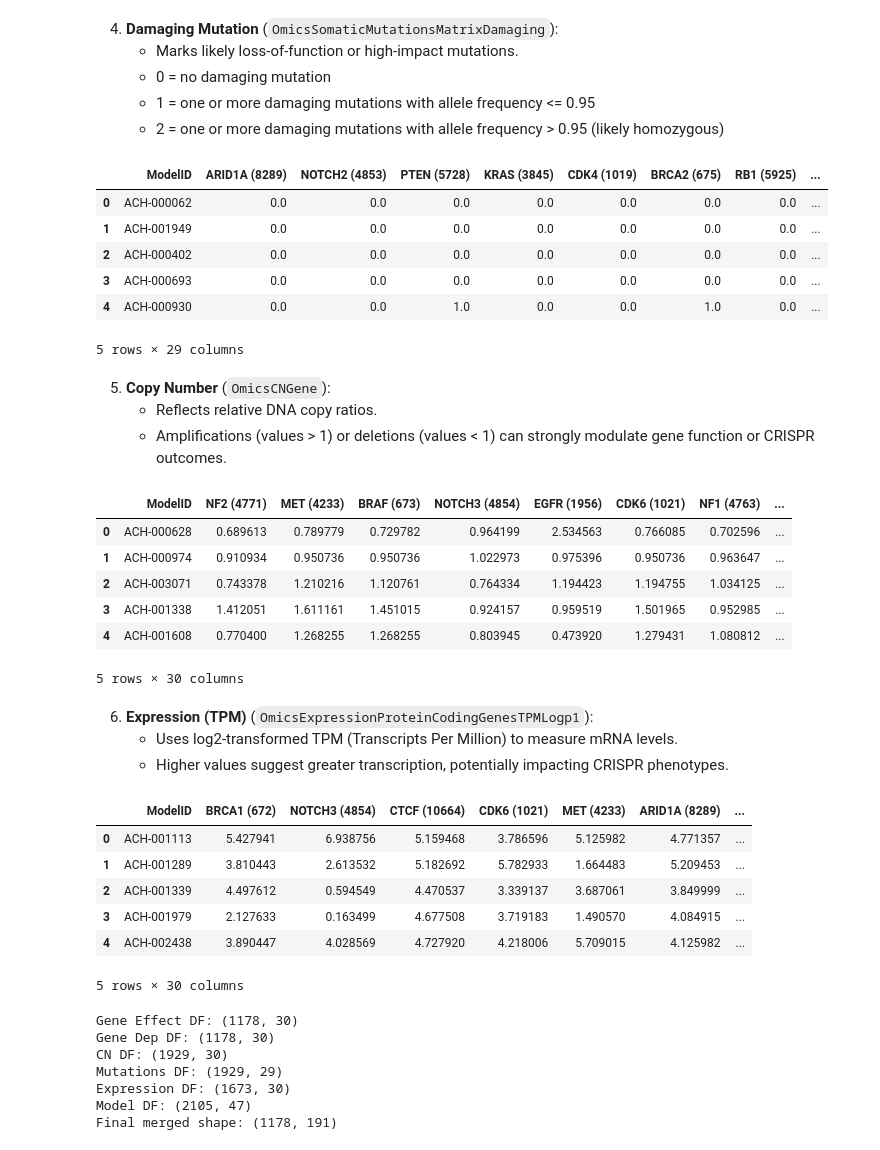
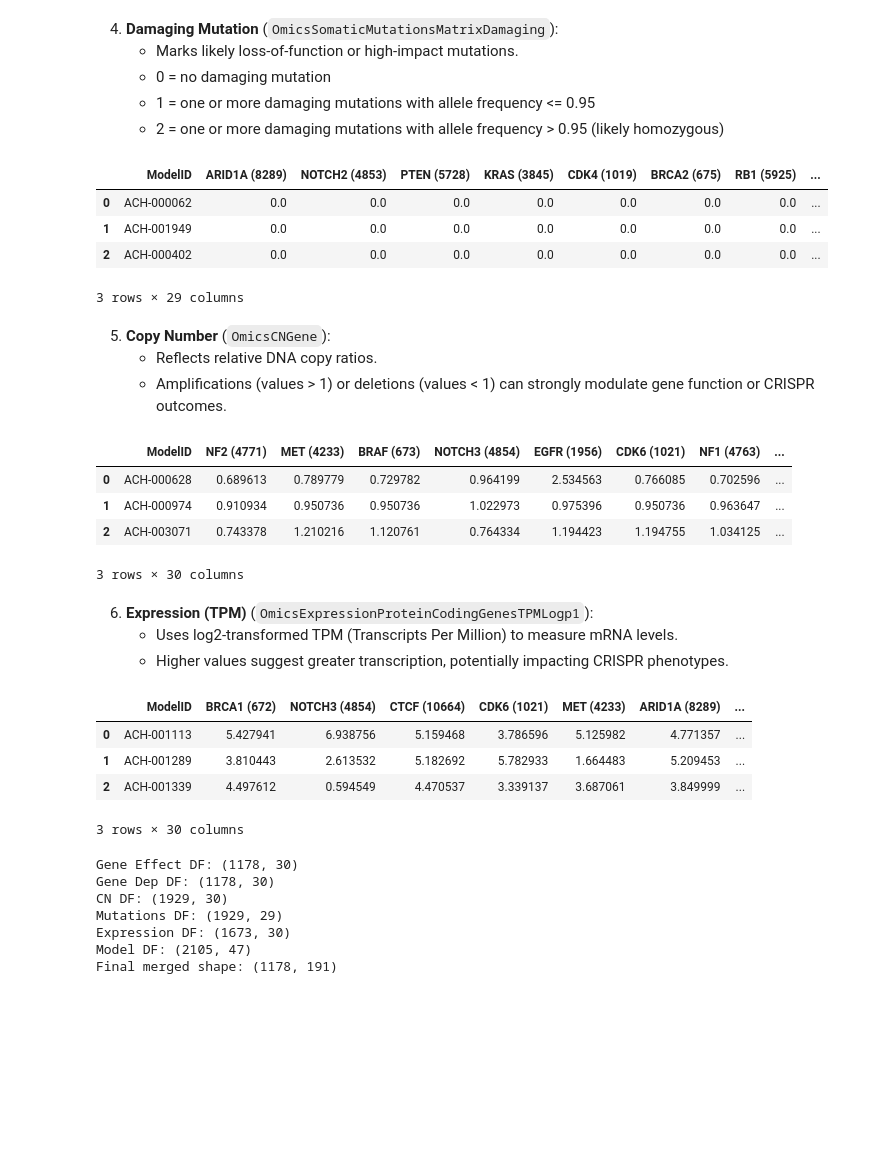
Before and after one commit to ChestnutKurisu/MED263_Final_Project_WI25, a Jupyter notebook: CRISPR-Knockout-Framework.ipynb, the cells around one changed output. Drawn from its saved outputs; the diff is of its cells as text; code cells hidden in the pictures; blank space fills up the shorter version.

```diff
--- a/CRISPR-Knockout-Framework.ipynb
+++ b/CRISPR-Knockout-Framework.ipynb
@@ -131,15 +125,13 @@ gene_dep_df.head()
 # %%
 mut_file = os.path.join(DATA_DIR, "OmicsSomaticMutationsMatrixDamaging.csv")
 mut_df = pd.read_csv(mut_file)
-mut_df.head()
+mut_df.head(3)
 # %% [output]
 |  | ModelID | ARID1A (8289) | NOTCH2 (4853) | PTEN (5728) | KRAS (3845) | CDK4 (1019) | BRCA2 (675) | RB1 (5925) | ... |
 | 0 | ACH-000062 | 0.0 | 0.0 | 0.0 | 0.0 | 0.0 | 0.0 | 0.0 | ... |
 | 1 | ACH-001949 | 0.0 | 0.0 | 0.0 | 0.0 | 0.0 | 0.0 | 0.0 | ... |
 | 2 | ACH-000402 | 0.0 | 0.0 | 0.0 | 0.0 | 0.0 | 0.0 | 0.0 | ... |
-| 3 | ACH-000693 | 0.0 | 0.0 | 0.0 | 0.0 | 0.0 | 0.0 | 0.0 | ... |
-| 4 | ACH-000930 | 0.0 | 0.0 | 1.0 | 0.0 | 0.0 | 1.0 | 0.0 | ... |
-5 rows × 29 columns
+3 rows × 29 columns
 # %% [markdown]
 5. **Copy Number** (`OmicsCNGene`):
    - Reflects relative DNA copy ratios.
@@ -147,15 +139,13 @@ mut_df.head()
 # %%
 cn_file = os.path.join(DATA_DIR, "OmicsCNGene.csv")
 cn_df = pd.read_csv(cn_file)
-cn_df.head()
+cn_df.head(3)
 # %% [output]
 |  | ModelID | NF2 (4771) | MET (4233) | BRAF (673) | NOTCH3 (4854) | EGFR (1956) | CDK6 (1021) | NF1 (4763) | ... |
 | 0 | ACH-000628 | 0.689613 | 0.789779 | 0.729782 | 0.964199 | 2.534563 | 0.766085 | 0.702596 | ... |
 | 1 | ACH-000974 | 0.910934 | 0.950736 | 0.950736 | 1.022973 | 0.975396 | 0.950736 | 0.963647 | ... |
 | 2 | ACH-003071 | 0.743378 | 1.210216 | 1.120761 | 0.764334 | 1.194423 | 1.194755 | 1.034125 | ... |
-| 3 | ACH-001338 | 1.412051 | 1.611161 | 1.451015 | 0.924157 | 0.959519 | 1.501965 | 0.952985 | ... |
-| 4 | ACH-001608 | 0.770400 | 1.268255 | 1.268255 | 0.803945 | 0.473920 | 1.279431 | 1.080812 | ... |
-5 rows × 30 columns
+3 rows × 30 columns
 # %% [markdown]
 6. **Expression (TPM)** (`OmicsExpressionProteinCodingGenesTPMLogp1`):
    - Uses log2-transformed TPM (Transcripts Per Million) to measure mRNA levels.
@@ -163,15 +153,13 @@ cn_df.head()
 # %%
 expr_file = os.path.join(DATA_DIR, "OmicsExpressionProteinCodingGenesTPMLogp1.csv")
 expr_df = pd.read_csv(expr_file)
-expr_df.head()
+expr_df.head(3)
 # %% [output]
 |  | ModelID | BRCA1 (672) | NOTCH3 (4854) | CTCF (10664) | CDK6 (1021) | MET (4233) | ARID1A (8289) | ... |
 | 0 | ACH-001113 | 5.427941 | 6.938756 | 5.159468 | 3.786596 | 5.125982 | 4.771357 | ... |
 | 1 | ACH-001289 | 3.810443 | 2.613532 | 5.182692 | 5.782933 | 1.664483 | 5.209453 | ... |
 | 2 | ACH-001339 | 4.497612 | 0.594549 | 4.470537 | 3.339137 | 3.687061 | 3.849999 | ... |
-| 3 | ACH-001979 | 2.127633 | 0.163499 | 4.677508 | 3.719183 | 1.490570 | 4.084915 | ... |
-| 4 | ACH-002438 | 3.890447 | 4.028569 | 4.727920 | 4.218006 | 5.709015 | 4.125982 | ... |
-5 rows × 30 columns
+3 rows × 30 columns
 # %%
 # Quick structural checks:
 print("Gene Effect DF:", gene_effect_df.shape)
```
Also changed, not shown: parts of 69 cells of this notebook, 19 other files.
